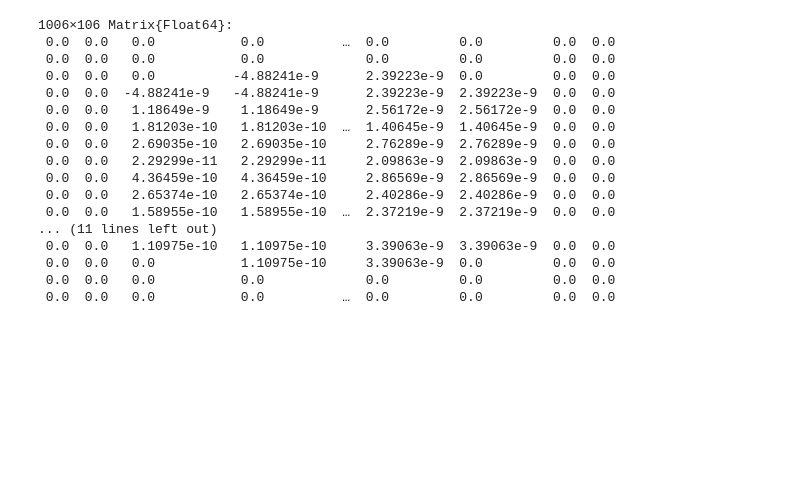
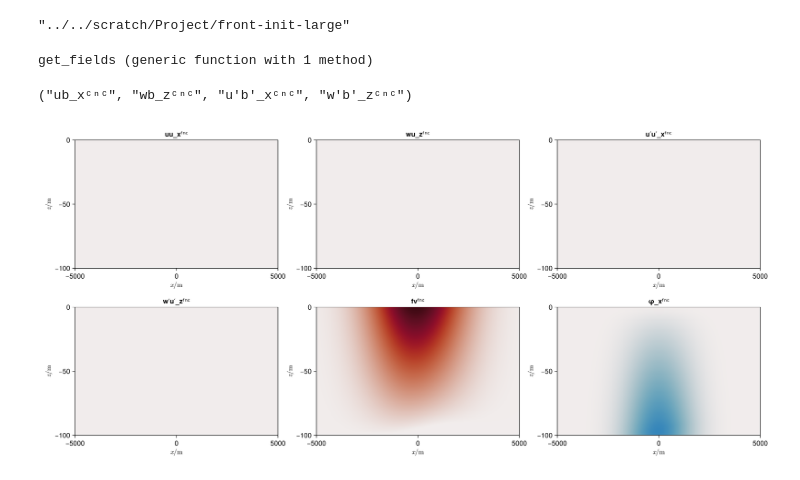
Before and after one commit to erin-atkinson/turbulence-at-fronts, a Jupyter notebook: analysis/BoussinesqBalances.ipynb, the cells around one changed output. Saved outputs shown, nothing was run; the diff lists cells and outputs as text; code cells hidden in the pictures; blank space fills up the shorter version.

```diff
--- a/analysis/BoussinesqBalances.ipynb
+++ b/analysis/BoussinesqBalances.ipynb
@@ -131,20 +8,53 @@ LoadError: UndefVarError: `t` not defined
-# %%
-Array(w′b′ᶜⁿᶜ.data[-2:end, 1, -2:end])
-# %% [output]
-1006×106 Matrix{Float64}:
- 0.0  0.0   0.0           0.0          …  0.0         0.0         0.0  0.0
- 0.0  0.0   0.0           0.0             0.0         0.0         0.0  0.0
- 0.0  0.0   0.0          -4.88241e-9      2.39223e-9  0.0         0.0  0.0
- 0.0  0.0  -4.88241e-9   -4.88241e-9      2.39223e-9  2.39223e-9  0.0  0.0
- 0.0  0.0   1.18649e-9    1.18649e-9      2.56172e-9  2.56172e-9  0.0  0.0
- 0.0  0.0   1.81203e-10   1.81203e-10  …  1.40645e-9  1.40645e-9  0.0  0.0
- 0.0  0.0   2.69035e-10   2.69035e-10     2.76289e-9  2.76289e-9  0.0  0.0
- 0.0  0.0   2.29299e-11   2.29299e-11     2.09863e-9  2.09863e-9  0.0  0.0
- 0.0  0.0   4.36459e-10   4.36459e-10     2.86569e-9  2.86569e-9  0.0  0.0
- 0.0  0.0   2.65374e-10   2.65374e-10     2.40286e-9  2.40286e-9  0.0  0.0
- 0.0  0.0   1.58955e-10   1.58955e-10  …  2.37219e-9  2.37219e-9  0.0  0.0
-... (11 lines left out)
- 0.0  0.0   1.10975e-10   1.10975e-10     3.39063e-9  3.39063e-9  0.0  0.0
- 0.0  0.0   0.0           1.10975e-10     3.39063e-9  0.0         0.0  0.0
- 0.0  0.0   0.0           0.0             0.0         0.0         0.0  0.0
- 0.0  0.0   0.0           0.0          …  0.0         0.0         0.0  0.0
+# %%
+foldername = "../../scratch/Project/front-init-large"
+# %% [output]
+"../../scratch/Project/front-init-large"
+# %%
+@inline get_fields(field_names, filename, iteration) = jldopen(filename) do file
+    NamedTuple(map(enumerate(field_names)) do (i, field_name)
+        field = imfilter(file["$field_name/$iteration"][:, 1, :], gaussian((5, 1)))
+        Pair(Symbol(field_name), field)
+    end)
+end
+# %% [output]
+get_fields (generic function with 1 method)
+# %%
+u_balance_names = ("uu_xᶠⁿᶜ", "wu_zᶠⁿᶜ", "u′u′_xᶠⁿᶜ", "w′u′_zᶠⁿᶜ", "fvᶠⁿᶜ",  "φ_xᶠⁿᶜ")
+v_balance_names = ("uv_xᶜⁿᶜ", "wv_zᶜⁿᶜ", "u′v′_xᶜⁿᶜ", "w′v′_zᶜⁿᶜ", "fuᶜⁿᶜ")
+w_balance_names = ("uw_xᶜⁿᶠ", "ww_zᶜⁿᶠ", "u′w′_xᶜⁿᶠ", "w′w′_zᶜⁿᶠ", "bᶜⁿᶠ", "φ_zᶜⁿᶠ")
+b_balance_names = ("ub_xᶜⁿᶜ", "wb_zᶜⁿᶜ", "u′b′_xᶜⁿᶜ", "w′b′_zᶜⁿᶜ")
+# %% [output]
+("ub_xᶜⁿᶜ", "wb_zᶜⁿᶜ", "u′b′_xᶜⁿᶜ", "w′b′_zᶜⁿᶜ")
+# %%
+iterations, ts, xsᶠᵃᵃ, xsᶜᵃᵃ, zsᵃᵃᶠ, zsᵃᵃᶜ = jldopen("$foldername/balance.jld2") do file
+    iterations = keys(file["t"])
+    ts = [file["t/$iteration"] for iteration in iterations]
+    iterations, ts, no_offset_view(file["grid/xᶠᵃᵃ"]), no_offset_view(file["grid/xᶜᵃᵃ"]), no_offset_view(file["grid/zᵃᵃᶠ"]), no_offset_view(file["grid/zᵃᵃᶜ"])
+    end;
+# %%
+u_balance_fields = get_fields(u_balance_names, "$foldername/balance.jld2", iterations[1]);
+fig = Figure(; size=(1500, 700))
+axis_kwargs = (; xlabel=L"x/\text{m}", ylabel=L"z/\text{m}", limits=(xsᶠᵃᵃ[4], xsᶠᵃᵃ[end-3], zsᵃᵃᶠ[4], zsᵃᵃᶠ[end-3]))
+
+u_b_max = maximum(map(a->maximum(abs.(a)), u_balance_fields)) / 1
+ht_kwargs = (; colormap=:balance, colorrange=(-u_b_max, u_b_max))
+ax = Axis(fig[1, 1]; title=u_balance_names[1], axis_kwargs...)
+heatmap!(ax, xsᶠᵃᵃ, zsᵃᵃᶜ, u_balance_fields[1]; ht_kwargs...)
+
+ax = Axis(fig[1, 2]; title=u_balance_names[2], axis_kwargs...)
+heatmap!(ax, xsᶠᵃᵃ, zsᵃᵃᶜ, u_balance_fields[2]; ht_kwargs...)
+
+ax = Axis(fig[1, 3]; title=u_balance_names[3], axis_kwargs...)
+heatmap!(ax, xsᶠᵃᵃ, zsᵃᵃᶜ, u_balance_fields[3]; ht_kwargs...)
+
+ax = Axis(fig[2, 1]; title=u_balance_names[4], axis_kwargs...)
+heatmap!(ax, xsᶠᵃᵃ, zsᵃᵃᶜ, u_balance_fields[4]; ht_kwargs...)
+
+ax = Axis(fig[2, 2]; title=u_balance_names[5], axis_kwargs...)
+heatmap!(ax, xsᶠᵃᵃ, zsᵃᵃᶜ, u_balance_fields[5]; ht_kwargs...)
+
+ax = Axis(fig[2, 3]; title=u_balance_names[6], axis_kwargs...)
+heatmap!(ax, xsᶠᵃᵃ, zsᵃᵃᶜ, u_balance_fields[6]; ht_kwargs...)
+fig
+# %% [output]
+[figure, added]
```
Also changed, not shown: parts of 6 cells of this notebook, 6 other files.
